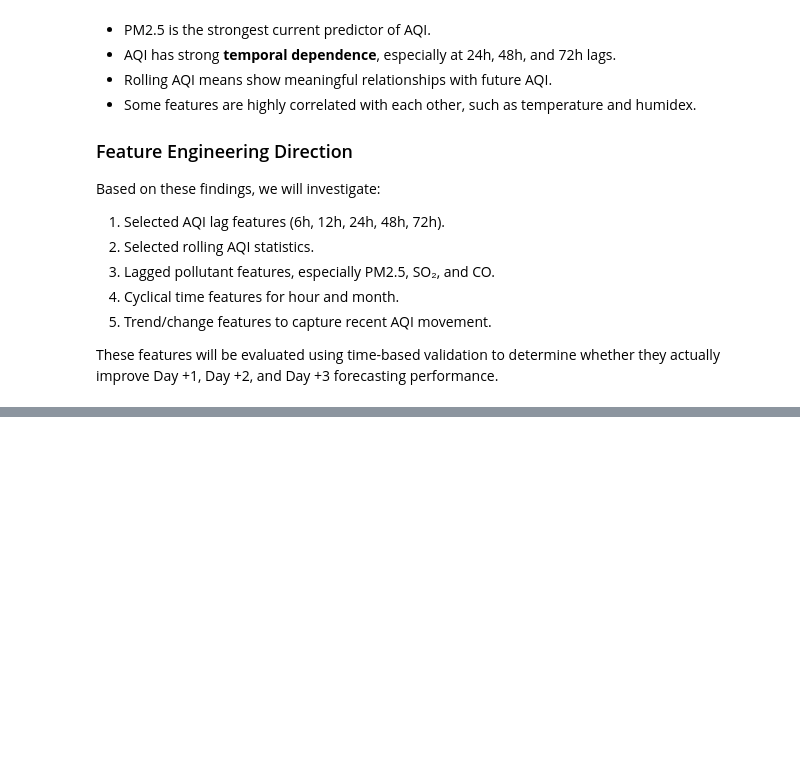
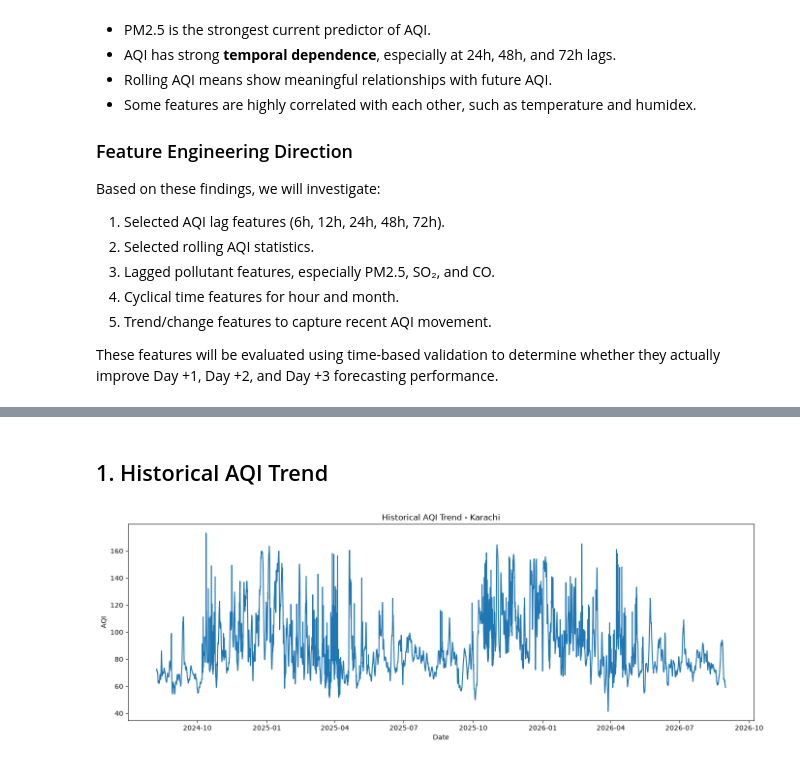
Before and after one commit to Neha-Kumarii-123/Pearls_AQI_Predictor, a Jupyter notebook: notebooks/eda_karachi_aqi_features.ipynb, the cells around one changed output, grey strips where cells are left out. Drawn from its saved outputs; the diff is of its cells as text; code cells hidden in the pictures; blank space fills up the shorter version.

```diff
--- a/notebooks/eda_karachi_aqi_features.ipynb
+++ b/notebooks/eda_karachi_aqi_features.ipynb
@@ -707,3 +679,14 @@ Based on these findings, we will investigate:
 5. Trend/change features to capture recent AQI movement.
 
 These features will be evaluated using time-based validation to determine whether they actually improve Day +1, Day +2, and Day +3 forecasting performance.
+# %%
+fg = fs.get_feature_group(
+    name="karachi_aqi_features",
+    version=6
+)
+
+df = fg.read()
+
+print("Shape:", df.shape)
+print("\nColumns:")
+print(df.columns.tolist())
@@ -709,0 +704,22 @@ These features will be evaluated using time-based validation to determine whethe
+# %% [markdown]
+## 1. Historical AQI Trend
+# %%
+# Convert timestamp to datetime
+df["datetime"] = pd.to_datetime(df["timestamp"], unit="ms")
+
+# Sort by time
+df = df.sort_values("datetime").reset_index(drop=True)
+
+# Plot historical AQI trend
+plt.figure(figsize=(14, 5))
+
+plt.plot(df["datetime"], df["target_aqi"])
+
+plt.xlabel("Date")
+plt.ylabel("AQI")
+plt.title("Historical AQI Trend - Karachi")
+
+plt.tight_layout()
+plt.show()
+# %% [output]
+[figure, added]
```
Also changed, not shown: parts of 29 cells of this notebook.
